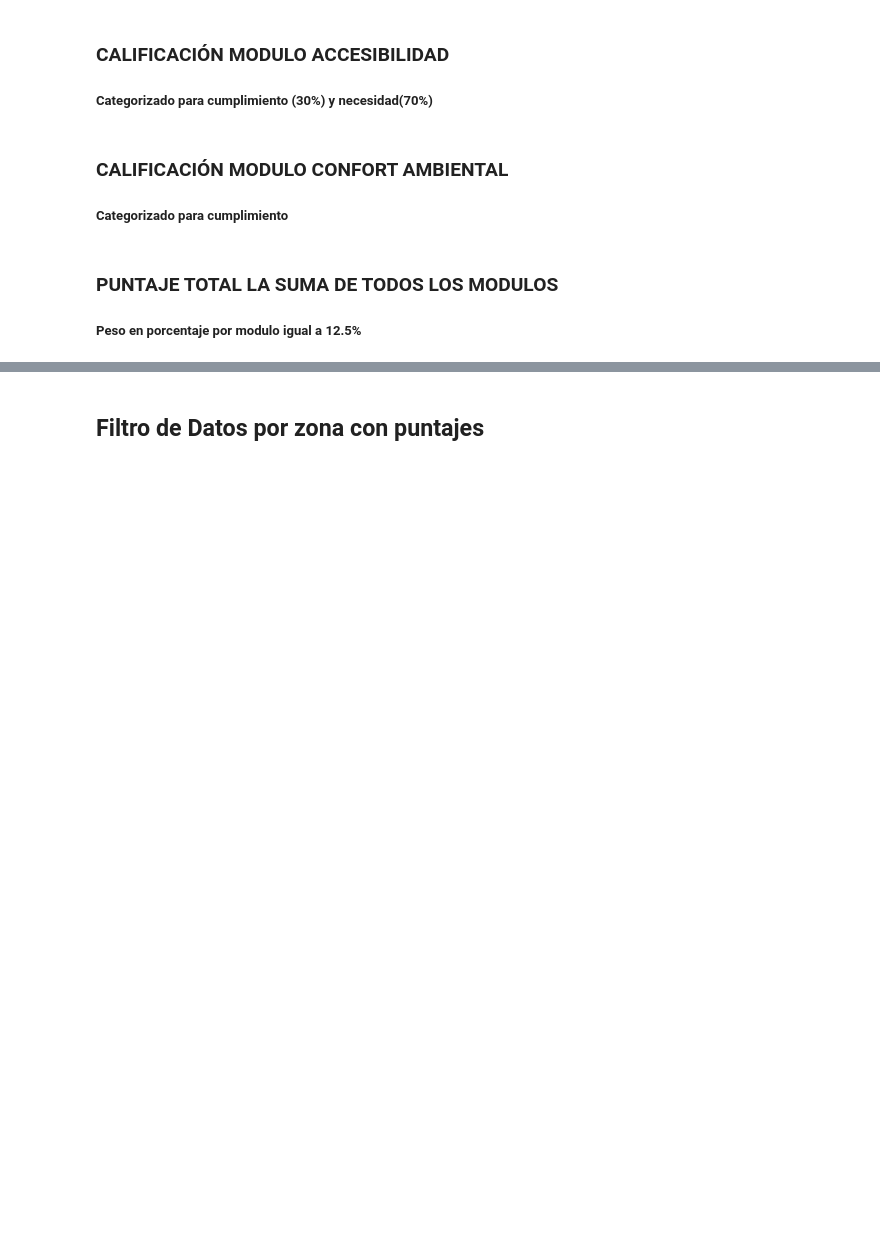
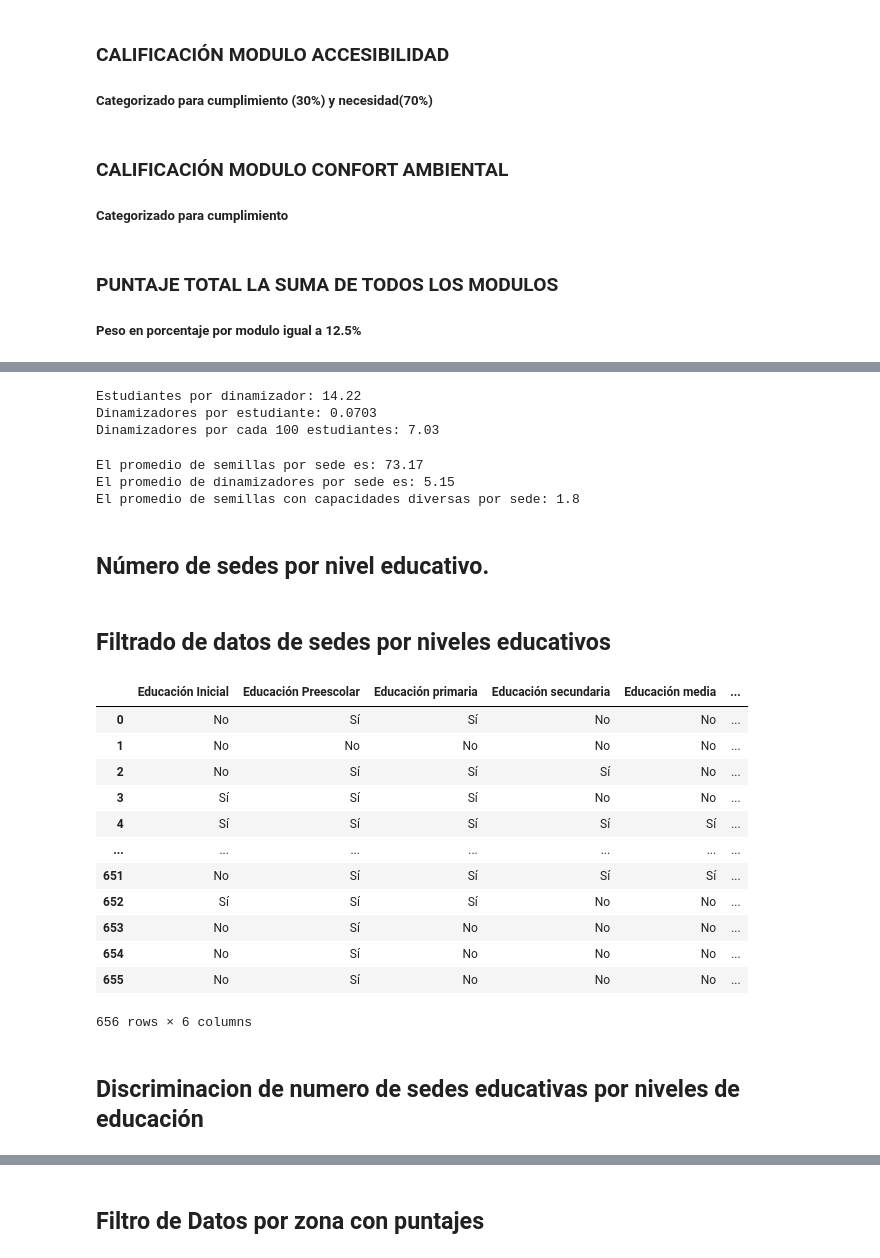
Before and after one commit to Eiver12/ANALISIS-DE-DATOS-SEDES-EDCUCATIVAS, a Jupyter notebook: datos.ipynb, the cells around one changed output, grey strips where cells are left out. Drawn from its saved outputs; the diff is of its cells as text; code cells hidden in the pictures; blank space fills up the shorter version.

```diff
--- a/datos.ipynb
+++ b/datos.ipynb
@@ -1721,0 +1743,63 @@ df["Puntaje_TOTAL"]  = (df["Puntaje_CULTURAL_PEDAGOGICO"].fillna(0) * 0.125 +
+# %%
+# Relación: estudiantes por cada dinamizador
+relacion_estudiantes_por_dinamizador = total_semillas / total_dinamizadores
+print(f"Estudiantes por dinamizador: {relacion_estudiantes_por_dinamizador:.2f}")
+
+# Relación: dinamizadores por cada estudiante (o por cada 100 estudiantes)
+relacion_dinamizadores_por_estudiante = total_dinamizadores / total_semillas
+print(f"Dinamizadores por estudiante: {relacion_dinamizadores_por_estudiante:.4f}")
+print(f"Dinamizadores por cada 100 estudiantes: {relacion_dinamizadores_por_estudiante*100:.2f}")
+# %% [output]
+Estudiantes por dinamizador: 14.22
+Dinamizadores por estudiante: 0.0703
+Dinamizadores por cada 100 estudiantes: 7.03
+# %%
+promedio_semillas_sede = round((total_semillas/654),2)
+print(f"El promedio de semillas por sede es: {promedio_semillas_sede}")
+promedio_dinamizadores_sede = round((total_dinamizadores/654),2)
+print(f"El promedio de dinamizadores por sede es: {promedio_dinamizadores_sede}")
+promedio_semillas_diversas_sede = round((total_semillas_cd/654),2)
+print(f"El promedio de semillas con capacidades diversas por sede: {promedio_semillas_diversas_sede}")
+# %% [output]
+El promedio de semillas por sede es: 73.17
+El promedio de dinamizadores por sede es: 5.15
+El promedio de semillas con capacidades diversas por sede: 1.8
+# %% [markdown]
+## Número de sedes por nivel educativo.
+# %%
+niveles = {
+    'Educación Inicial': 'Educación Inicial',
+    'Educación Preescolar': 'Educación Preescolar',
+    'Educación primaria': 'Educación primaria',
+    'Educación secundaria': 'Educación secundaria',
+    'Educación media': 'Educación media',
+    'Ciclos': 'Ciclos'
+}
+
+
+# Crear columnas Sí / No
+for columna, texto in niveles.items():
+    df[columna] = df['Nivel Educativo'].str.contains(texto, na=False)\
+                            .map({True: 'Sí', False: 'No'})
+# %% [markdown]
+## Filtrado de datos de sedes por niveles educativos
+# %%
+df_filtrado_por_niveles = df[['Educación Inicial','Educación Preescolar','Educación primaria','Educación secundaria','Educación media','Ciclos']]
+#df_filtrado_por_niveles.to_excel('Sedes_Total_Puntajes.xlsx', index=False)
+df_filtrado_por_niveles
+# %% [output]
+|  | Educación Inicial | Educación Preescolar | Educación primaria | Educación secundaria | Educación media | ... |
+| 0 | No | Sí | Sí | No | No | ... |
+| 1 | No | No | No | No | No | ... |
+| 2 | No | Sí | Sí | Sí | No | ... |
+| 3 | Sí | Sí | Sí | No | No | ... |
+| 4 | Sí | Sí | Sí | Sí | Sí | ... |
+| ... | ... | ... | ... | ... | ... | ... |
+| 651 | No | Sí | Sí | Sí | Sí | ... |
+| 652 | Sí | Sí | Sí | No | No | ... |
+| 653 | No | Sí | No | No | No | ... |
+| 654 | No | Sí | No | No | No | ... |
+| 655 | No | Sí | No | No | No | ... |
+656 rows × 6 columns
+# %% [markdown]
+## Discriminacion de numero de sedes educativas por niveles de educación
```
Also changed, not shown: parts of 5 cells of this notebook, 21 other files.
